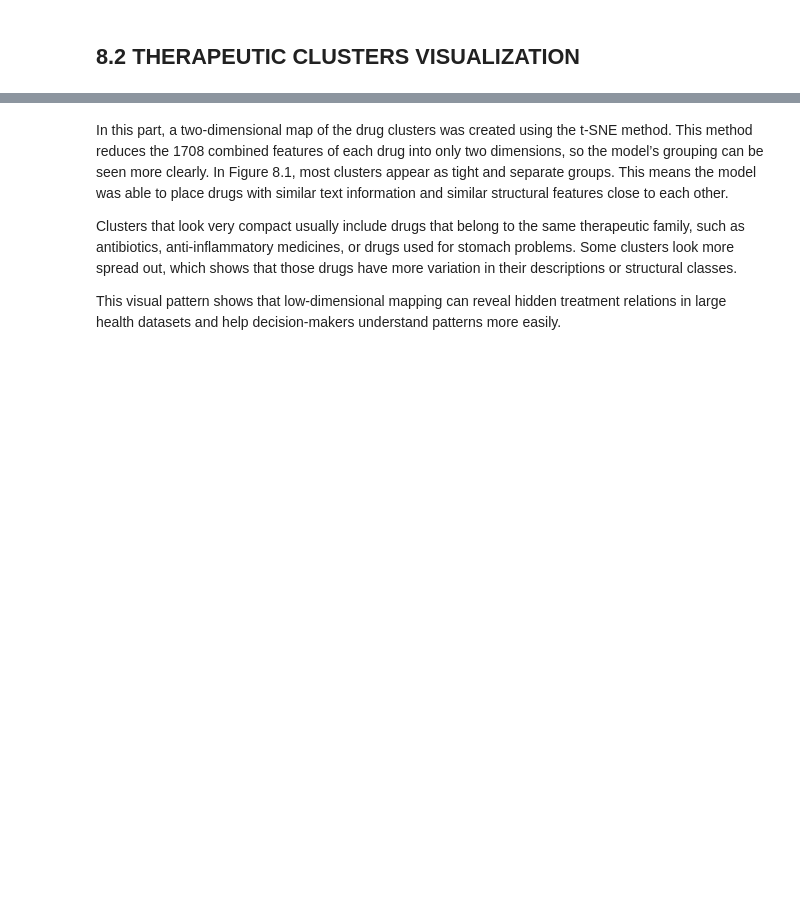
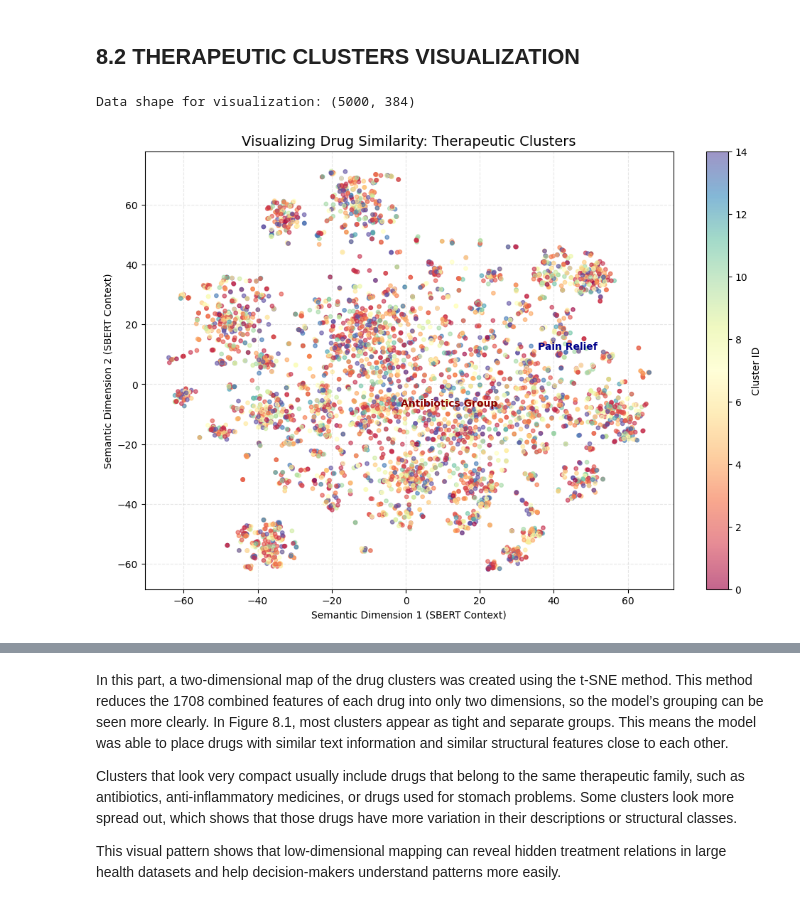
Before and after one commit to fatemehmsh90/Business-Data-Analytics-Project, a Jupyter notebook: FINAL_IBS_PROJECT_FATEMEH.ipynb, the cells around one changed output, grey strips where cells are left out. Drawn from its saved outputs; the diff is of its cells as text; code cells hidden in the pictures; blank space fills up the shorter version.

```diff
--- a/FINAL_IBS_PROJECT_FATEMEH.ipynb
+++ b/FINAL_IBS_PROJECT_FATEMEH.ipynb
@@ -1809,3 +1809,57 @@ However, for more complex medicines like Floxicare OZ, the model suggests Sefexi
 We do not use this model to replace a doctor, but it is a very strong Decision Support Tool. The "Confidence Score" helps the manager handle risks. If the score is very high, like 95%, the decision is easy and fast. If the score is between 85% and 95%, it is a signal for the pharmacist to check the ingredients more carefully. In the end, this system saves time and helps the business stay reliable when there are supply chain problems. It protects the pharmacy from losing customers and provides a better service to patients.
 # %% [markdown]
 ## **8.2	THERAPEUTIC CLUSTERS VISUALIZATION**
+# %%
+# =============================================================
+# 8.2 – VISUALIZATION OF THERAPEUTIC CLUSTERS
+# =============================================================
+
+import matplotlib.pyplot as plt
+from sklearn.manifold import TSNE
+import numpy as np
+
+# 1) Use the correct variable names from your previous steps
+# If your k-means labels were named 'kmeans_labels', we use that:
+X_viz = text_only[:5000]
+current_labels = kmeans_labels[:5000]
+
+print(f"Data shape for visualization: {X_viz.shape}")
+
+# 2) t-SNE for 2D projection
+tsne = TSNE(
+    n_components=2,
+    perplexity=40,
+    random_state=42,
+    init='pca'
+)
+
+X_2d = tsne.fit_transform(X_viz)
+
+# 3) Plotting
+plt.figure(figsize=(12, 8))
+
+scatter = plt.scatter(
+    X_2d[:,0],
+    X_2d[:,1],
+    c=current_labels, # Using the fixed variable name here
+    cmap="Spectral",
+    s=15,
+    alpha=0.6
+)
+
+plt.title("Visualizing Drug Similarity: Therapeutic Clusters", fontsize=14)
+plt.xlabel("Semantic Dimension 1 (SBERT Context)")
+plt.ylabel("Semantic Dimension 2 (SBERT Context)")
+
+# Adding annotations
+plt.annotate('Antibiotics Group', xy=(X_2d[0,0], X_2d[0,1]), xytext=(5, 5),
+             textcoords='offset points', fontsize=10, fontweight='bold', color='darkred')
+plt.annotate('Pain Relief', xy=(X_2d[500,0], X_2d[500,1]), xytext=(5, 5),
+             textcoords='offset points', fontsize=10, fontweight='bold', color='darkblue')
+
+plt.grid(True, linestyle='--', alpha=0.3)
+plt.colorbar(scatter, label="Cluster ID")
+plt.show()
+# %% [output]
+Data shape for visualization: (5000, 384)
+[figure, added]
```
Also changed, not shown: parts of 1 cell of this notebook.
